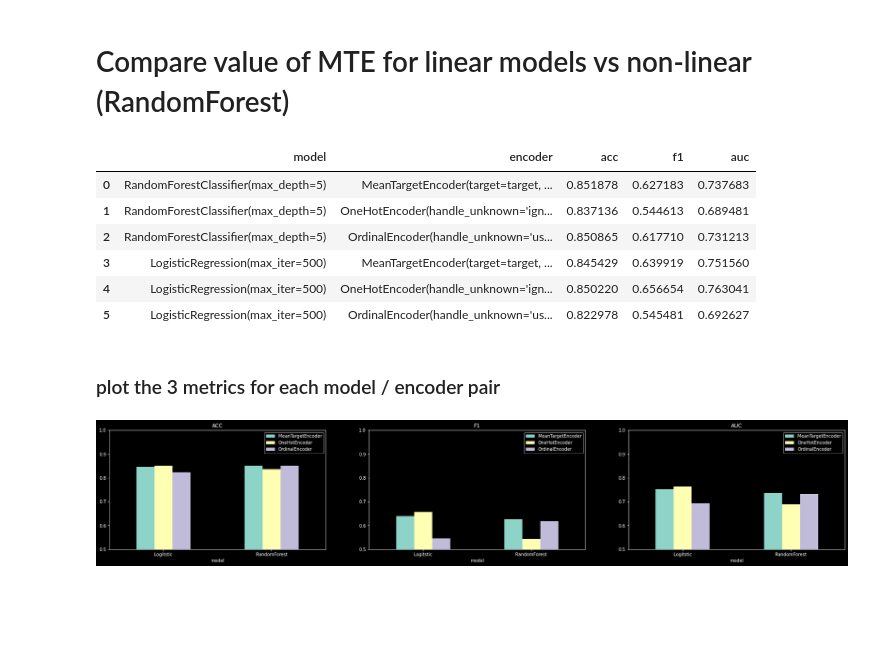
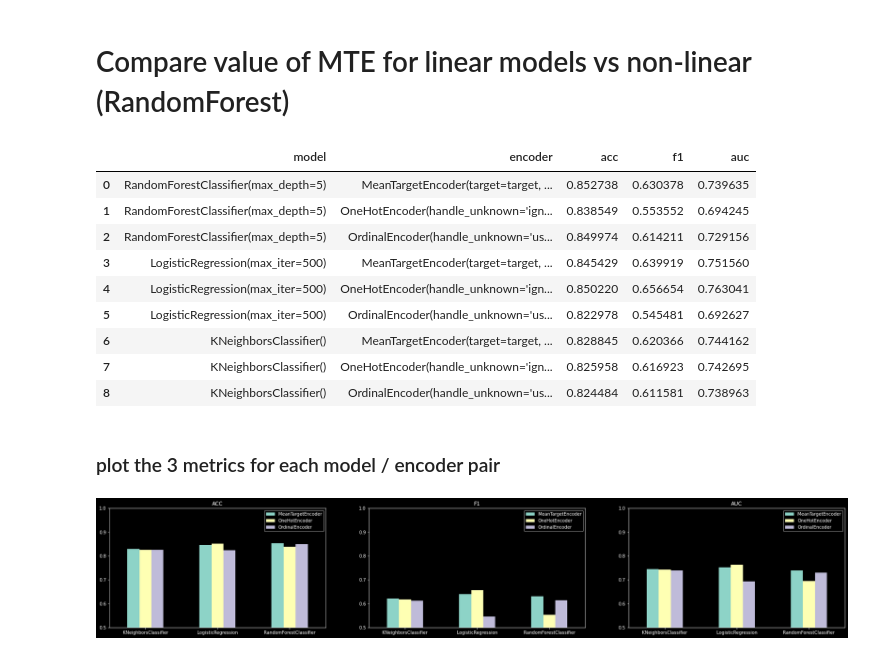
Before and after one commit to spayot/mte-plus, a Jupyter notebook: notebooks/modeling.ipynb, the cells around one changed output. Cells and saved outputs as stored; diff of their text form; code cells hidden in the pictures; blank space fills up the shorter version.

Commit message:
adding README and third classifier benchmark (knn)

```diff
--- a/notebooks/modeling.ipynb
+++ b/notebooks/modeling.ipynb
@@ -124,7 +123,6 @@ maj_config = dict(features=str(feature_selection),
                          encoder='MajorityClass',
                          model='Nonę')
 
-reporter.add_to_report(maj_config, maj_results)
-reporter.show()
+reporter.add_to_report(maj_config, maj_results, show=True)
 # %% [output]
 |  | encoder | acc | f1 | auc |
@@ -144,7 +142,8 @@ cv_score = col.cv_score(
     pipeline=pipe,
     data=df,
     kf=kf,
-    reporter=reporter,
-)
+    scorer=reporter.scorer)
+
+reporter.add_to_report(pipe.config, cv_score.mean(), show=True)
 # %% [output]
 |  | encoder | acc | f1 | auc |
@@ -165,7 +164,8 @@ cv_score = col.cv_score(
     pipeline=pipe,
     data=df,
     kf=kf,
-    reporter=reporter,
-)
+    scorer=reporter.scorer)
+
+reporter.add_to_report(pipe.config, cv_score.mean(), show=True)
 # %% [output]
 |  | encoder | acc | f1 | auc |
@@ -177,9 +177,7 @@ cv_score = col.cv_score(
 ## Inspect MTE output
 # %%
 # define fitting function
-mte_encoder = col.MeanTargetEncoder(
-    target=feature_selection.target,
-    categoricals=feature_selection.categoricals)
+mte_encoder = col.MeanTargetEncoder(feature_selection)
 
 pipe = col.CategoricalPipeline(features=feature_selection,
                                model=RandomForestClassifier(n_estimators=100, max_depth=5),
@@ -237,62 +235,54 @@ plt.savefig('../figures/feature_importance.png', facecolor='white');
 # Compare value of MTE for linear models vs non-linear (RandomForest)
 # %%
 from sklearn.linear_model import LogisticRegression
+from sklearn.neighbors import KNeighborsClassifier
 from sklearn.preprocessing import MaxAbsScaler
 from sklearn.base import clone
 
 reporter = col.Report(scorer=scorer)
 reporter.set_columns_to_show(['model', 'encoder'] + list(scorer.scoring_fcts.keys()))
 
 models = [
     RandomForestClassifier(n_estimators=100, max_depth=5),
     LogisticRegression(max_iter=500),
+    KNeighborsClassifier(n_neighbors=5)
 ]
 
 encoders = [
-    col.MeanTargetEncoder(target=feature_selection.target,
-                          categoricals=feature_selection.categoricals),
+    col.MeanTargetEncoder(feature_selection),
     OneHotEncoder(handle_unknown='ignore'),
     OrdinalEncoder(handle_unknown='use_encoded_value', unknown_value=-1),
 ]
 
 for model in models:
     for encoder in encoders:
         pipe = col.CategoricalPipeline(features=feature_selection,
                                        model=clone(model),
                                        scaler=MaxAbsScaler(),
                                        encoder=clone(encoder))
 
         cv_score = col.cv_score(pipeline=pipe,
                                 data=df,
                                 kf=kf,
-                                reporter=reporter,
-                                show=False)
+                                scorer=reporter.scorer)
+
+        reporter.add_to_report(pipe.config, cv_score.mean(), show=False)
 
 reporter.show()
 # %% [output]
 |  | model | encoder | acc | f1 | auc |
-| 0 | RandomForestClassifier(max_depth=5) | MeanTargetEncoder(target=target, ... | 0.851878 | 0.627183 | 0.737683 |
-| 1 | RandomForestClassifier(max_depth=5) | OneHotEncoder(handle_unknown='ign... | 0.837136 | 0.544613 | 0.689481 |
-| 2 | RandomForestClassifier(max_depth=5) | OrdinalEncoder(handle_unknown='us... | 0.850865 | 0.617710 | 0.731213 |
+| 0 | RandomForestClassifier(max_depth=5) | MeanTargetEncoder(target=target, ... | 0.852738 | 0.630378 | 0.739635 |
+| 1 | RandomForestClassifier(max_depth=5) | OneHotEncoder(handle_unknown='ign... | 0.838549 | 0.553552 | 0.694245 |
+| 2 | RandomForestClassifier(max_depth=5) | OrdinalEncoder(handle_unknown='us... | 0.849974 | 0.614211 | 0.729156 |
 | 3 | LogisticRegression(max_iter=500) | MeanTargetEncoder(target=target, ... | 0.845429 | 0.639919 | 0.751560 |
 | 4 | LogisticRegression(max_iter=500) | OneHotEncoder(handle_unknown='ign... | 0.850220 | 0.656654 | 0.763041 |
 | 5 | LogisticRegression(max_iter=500) | OrdinalEncoder(handle_unknown='us... | 0.822978 | 0.545481 | 0.692627 |
+| 6 | KNeighborsClassifier() | MeanTargetEncoder(target=target, ... | 0.828845 | 0.620366 | 0.744162 |
+| 7 | KNeighborsClassifier() | OneHotEncoder(handle_unknown='ign... | 0.825958 | 0.616923 | 0.742695 |
+| 8 | KNeighborsClassifier() | OrdinalEncoder(handle_unknown='us... | 0.824484 | 0.611581 | 0.738963 |
 # %% [markdown]
 ### plot the 3 metrics for each model / encoder pair
-# %%
-
-fig, axs = plt.subplots(1,3, figsize=(30,5))
-metricss = ['acc', 'f1', 'auc']
-for ax, metric in zip(axs, metricss):
-
-    summary = pd.pivot(reporter.show(), index='model', columns='encoder', values=metric)
-
-    summary.columns = [re.match('[A-Za-z]+', col).group(0) for col in summary.columns]
-    summary.plot.bar(ax=ax)
-    ax.set_ylim([0.5,1])
-    ax.set_xticklabels(['Logitstic', 'RandomForest'], rotation=0);
-    ax.set_title(metric.upper())
-
-plt.savefig(f'../figures/{metric}.png', transparent=False, facecolor='black');
-# %% [output]
-[figure, removed]
+# %%
+col.plot_model_encoder_pairs(reporter, figpath=f'../figures/model_encoder_comparison.png')
+# %% [output]
+[figure, added]
```
Also changed, not shown: parts of 8 cells of this notebook, 8 other files.
